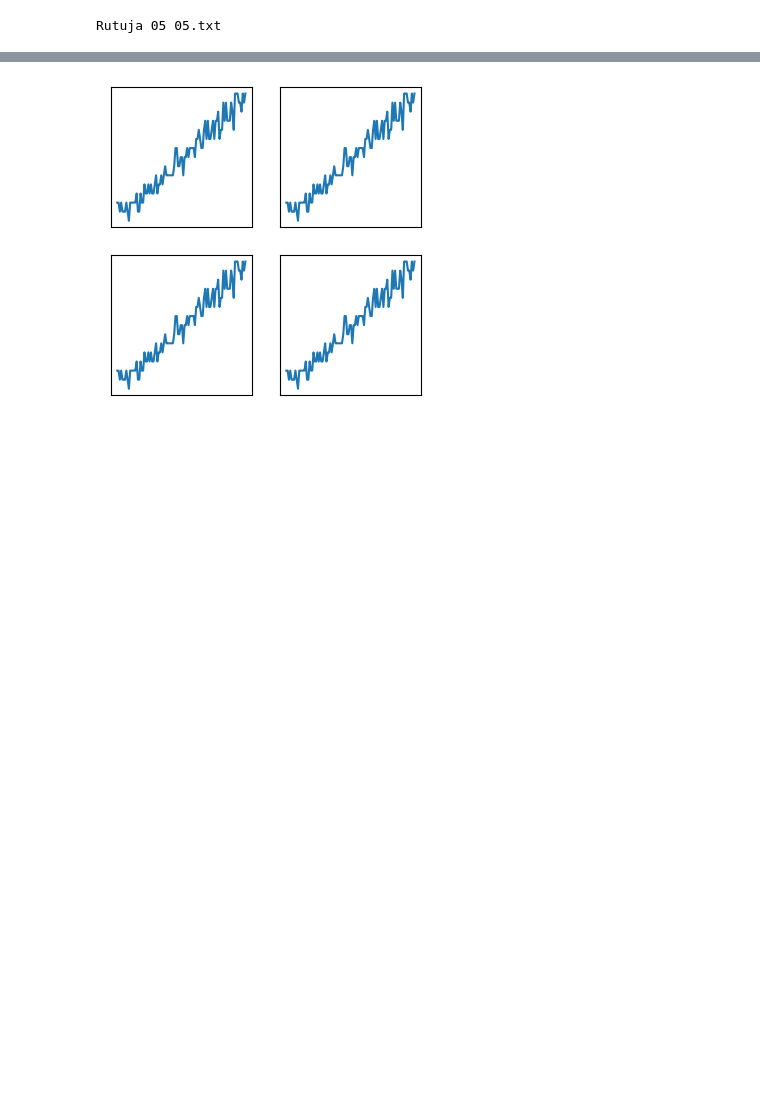
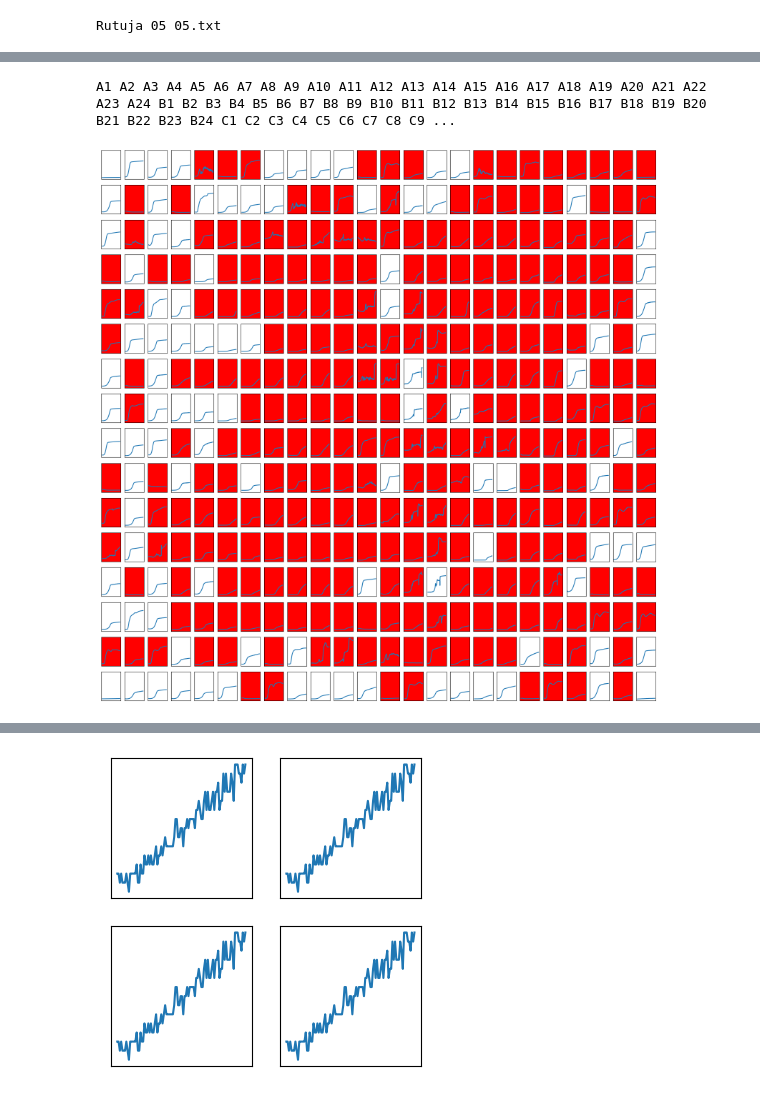
Before and after one commit to rutuja-gupte/sharp-pombe-fitness, a Jupyter notebook: Plotting Plates.ipynb, the cells around one changed output, grey strips where cells are left out. Cells and saved outputs as stored; diff of their text form; code cells hidden in the pictures; blank space fills up the shorter version.

```diff
--- a/Plotting Plates.ipynb
+++ b/Plotting Plates.ipynb
@@ -108,0 +139,7 @@ Rutuja 05 05.txt
+# %%
+
+string = '''
+  D1 E1 F1 J1 K1 L1 O1 B2 C2 E2 G2 H2 M2 O2 D3 J3 K3 L3 O3 B4 D4 G4 I4 K4 L4 M4 N4 A5 C5 E5 G5 J5 K5 L5 N5 O5 A6 C6 D6 E6 G6 I6 J6 K6 L6 M6 N6 O6 A7 C7 D7 E7 G7 H7 I7 K7 L7 M7 N7 P7 C8 D8 E8 F8 G8 H8 I8 J8 K8 L8 M8 N8 O8 P8 B9 C9 D9 E9 F9 G9 H9 I9 J9 K9 L9 M9 N9 B10 C10 D10 E10 F10 G10 H10 I10 J10 K10 L10 M10 N10 O10 B11 C11 D11 E11 F11 G11 H11 I11 J11 K11 L11 M11 N11 O11 A12 C12 D12 E12 F12 G12 H12 I12 J12 K12 L12 N12 O12 A13 B13 C13 F13 G13 H13 I13 K13 L13 M13 N13 O13 P13 A14 C14 D14 E14 F14 I14 J14 K14 L14 M14 N14 O14 P14 C15 D15 E15 F15 G15 H15 I15 J15 K15 L15 N15 O15 B16 C16 D16 E16 F16 G16 I16 J16 K16 L16 M16 N16 O16 A17 B17 C17 D17 E17 F17 G17 H17 I17 K17 M17 N17 O17 A18 B18 C18 D18 E18 F18 G18 H18 I18 K18 L18 M18 N18 O18 A19 B19 C19 D19 E19 F19 G19 H19 I19 J19 K19 L19 M19 N19 P19 A20 B20 C20 D20 E20 F20 G20 H20 I20 J20 K20 L20 M20 N20 O20 P20 A21 C21 D21 E21 F21 H21 I21 J21 K21 L21 N21 O21 P21 A22 B22 C22 D22 E22 G22 H22 I22 K22 M22 N22 A23 B23 C23 D23 E23 F23 G23 H23 J23 K23 M23 N23 O23 P23 A24 B24 G24 H24 I24 J24 K24 M24 N24
+ '''
+l = string.split()
+l = list(set(l))
@@ -109,3 +154,8 @@ Rutuja 05 05.txt
+# %%
+graph_df(df1, l)
+# %% [output]
+A1 A2 A3 A4 A5 A6 A7 A8 A9 A10 A11 A12 A13 A14 A15 A16 A17 A18 A19 A20 A21 A22 A23 A24 B1 B2 B3 B4 B5 B6 B7 B8 B9 B10 B11 B12 B13 B14 B15 B16 B17 B18 B19 B20 B21 B22 B23 B24 C1 C2 C3 C4 C5 C6 C7 C8 C9 ...
+[figure, added]
 # %%
 inspect_well(df1, 'A1', 'K13', 'A1', 'K13')
 # %% [output]
```
Also changed, not shown: parts of 15 cells of this notebook, 1 other file.
